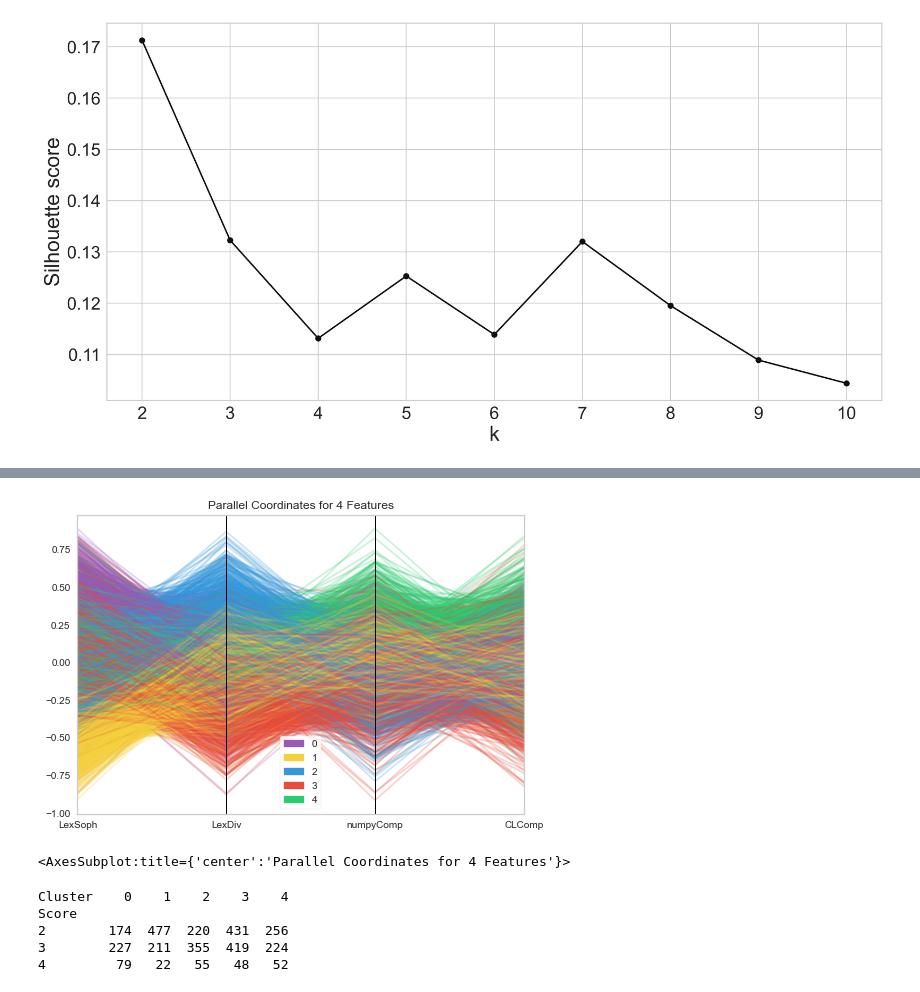
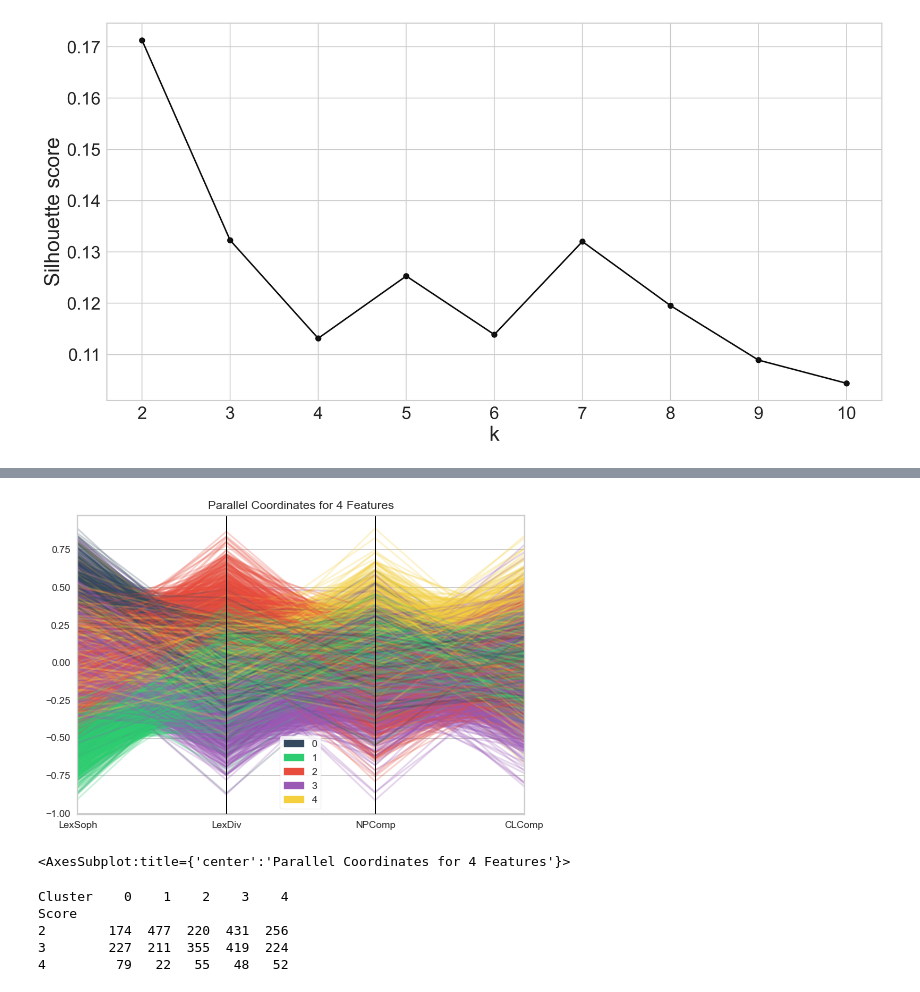
Before and after one commit to HuiyingCai/GMM_clustering_tutorial, a Jupyter notebook: GMM_clustering_tutorial.ipynb, the cells around one changed output, grey strips where cells are left out. Drawn from its saved outputs; the diff is of its cells as text; code cells hidden in the pictures.

```diff
--- a/GMM_clustering_tutorial.ipynb
+++ b/GMM_clustering_tutorial.ipynb
@@ -12,7 +12,7 @@ from yellowbrick.style.palettes import PALETTES
 from scipy.stats import chi2_contingency
 # %%
 # Read in the data
-f_data = "your_data_file_name.csv"
+f_data = "essays_comp_cor>.1_Chinese.csv"
 data = pandas.read_csv(f_data)
 # Get the linguistic complexity feature matrix for later clustering
 FT_nms = list(data.columns)[4:]
@@ -121,3 +91,27 @@ sil_cls = [sil_cl0, sil_cl1, sil_cl2, sil_cl3, sil_cl4]
+# %%
+# Dynamically assign colors for each cluster (cycle through palette if needed)
+base_colors = PALETTES['flatui']
+ccode_cl = [base_colors[i % len(base_colors)] for i in range(num_clusters)]
+
+# Silhouette score for the final model
+sil_av = metrics.silhouette_score(LC_data_trans, labels,
+                                  metric='mahalanobis')
+# Calculate Silhoutte Score for each sample
+sil_scrs = metrics.silhouette_samples(LC_data_trans, labels,
+                                      metric='mahalanobis')
+
+# re-order the sil scores by cluster
+n = len(sil_scrs)
+ordered = sorted(zip(sil_scrs, labels), key=itemgetter(1),
+                 reverse=False)
+ordered_sil = [dat for dat, lab in ordered]
+ordered_labels = [lab for dat, lab in ordered]
+
+# Reorder the sil scores scores within each cluster in descending order
+sil_cls = []
+for k in range(num_clusters):
+    cluster_scores = [ordered_sil[i] for i in range(len(ordered_sil)) if ordered_labels[i] == k]
+    sil_cls.append(sorted(cluster_scores))  # ascending order
 # %%
 ## Plot the silhouette scores
 pyplot.figure(figsize=(8,6), dpi=300)
@@ -162,16 +156,18 @@ Overall silhouette score for the final model:  0.17453476438035778
 # %%
 ## Parallel coordinates
 pc = ParallelCoordinates(classes=sorted(numpy.unique(labels)),
-              features=["LexSoph", "LexDiv", "numpyComp", "CLComp"],
+              features=["LexSoph", "LexDiv", "NPComp", "CLComp"],
               normalize="l1", colors=ccode_cl, shuffle=True,
               random_state=3,
               dpi=300)
 pc.fit(LC_data_trans, labels)
+pc.finalize()
+
 # Save the figure as a PDF
 pyplot.savefig("parallel_coordinates.pdf", format="pdf", bbox_inches="tight")
 pc.show()
 # %% [output]
-[figure, old version]
+[figure, new version]
 <AxesSubplot:title={'center':'Parallel Coordinates for 4 Features'}>
 # %%
 # Create a contingency table
```
Also changed, not shown: parts of 4 cells of this notebook.
